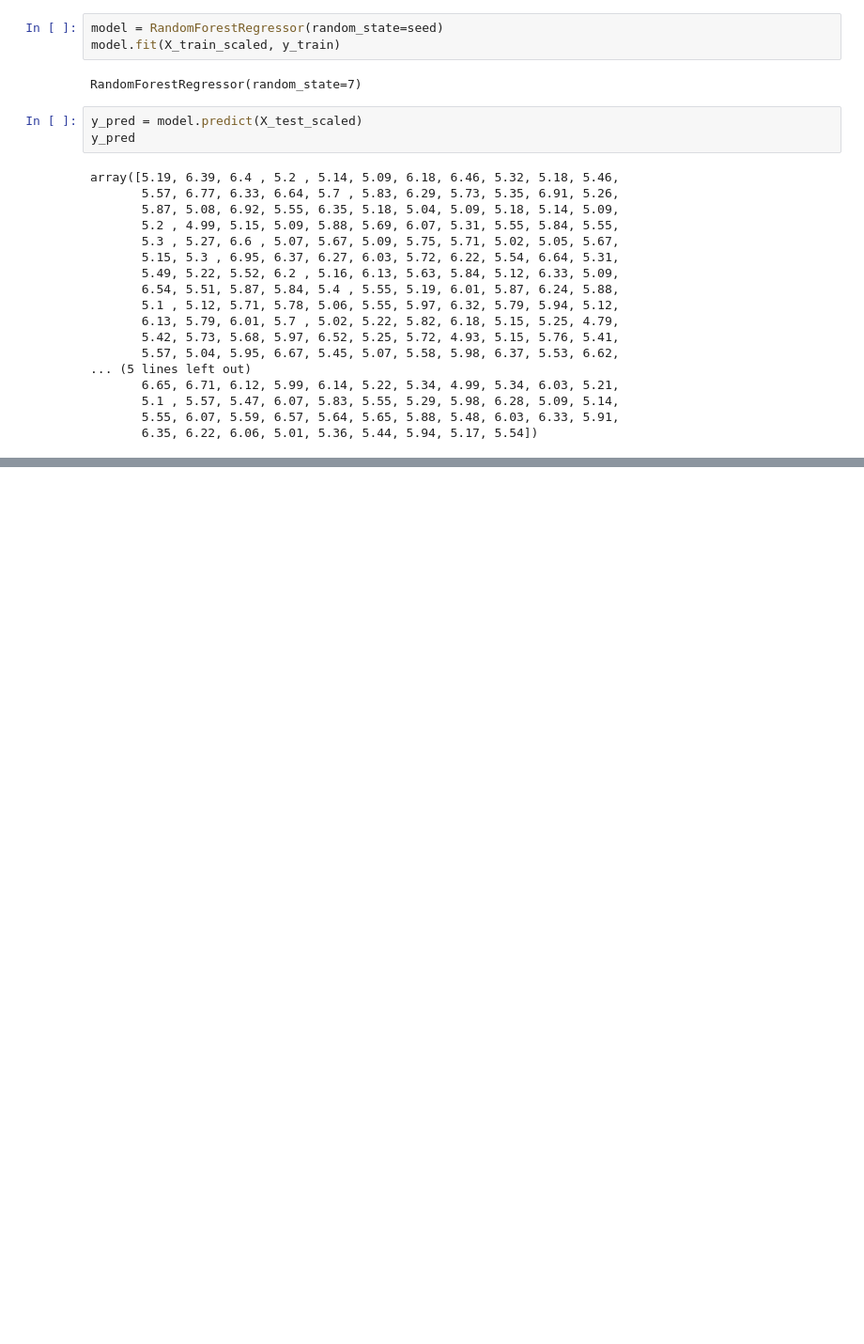
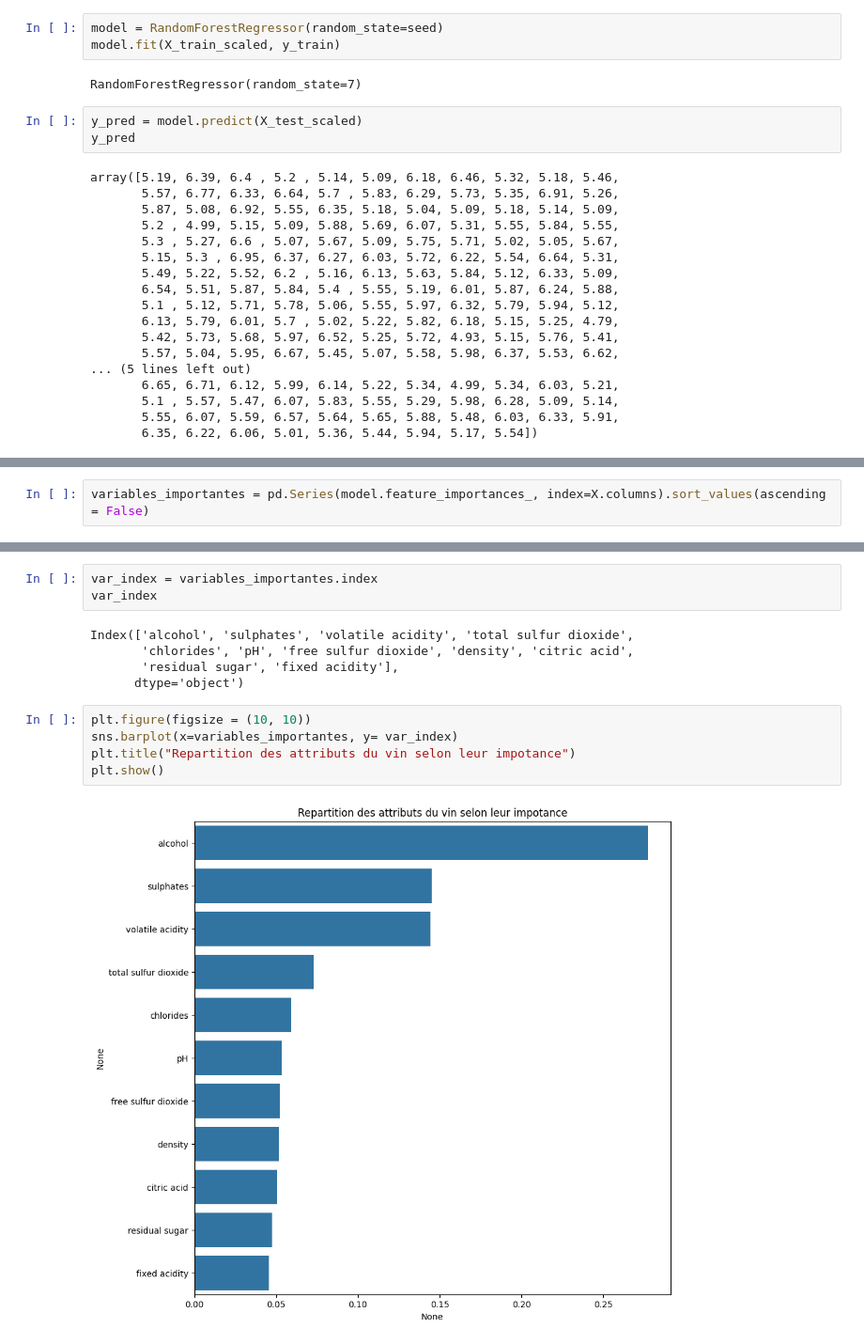
Before and after one commit to waigenius/detection_wine_quality, a Jupyter notebook: wine_quality.ipynb, the cells around one changed output, grey strips where cells are left out. Shown at 94% size. Saved outputs shown, nothing was run; the diff lists cells and outputs as text; blank space fills up the shorter version.

Commit message:
model finalisé

```diff
--- a/wine_quality.ipynb
+++ b/wine_quality.ipynb
@@ -286,0 +276,2 @@ mean_squared_error(y_test, y_pred, squared=False)
+# %%
+variables_importantes = pd.Series(model.feature_importances_, index=X.columns).sort_values(ascending = False)
@@ -286,0 +293,15 @@ mean_squared_error(y_test, y_pred, squared=False)
+# %%
+var_index = variables_importantes.index
+var_index
+# %% [output]
+Index(['alcohol', 'sulphates', 'volatile acidity', 'total sulfur dioxide',
+       'chlorides', 'pH', 'free sulfur dioxide', 'density', 'citric acid',
+       'residual sugar', 'fixed acidity'],
+      dtype='object')
+# %%
+plt.figure(figsize = (10, 10))
+sns.barplot(x=variables_importantes, y= var_index)
+plt.title("Repartition des attributs du vin selon leur impotance")
+plt.show()
+# %% [output]
+[figure, added]
```
Also changed, not shown: parts of 7 cells of this notebook, 1 other file.
